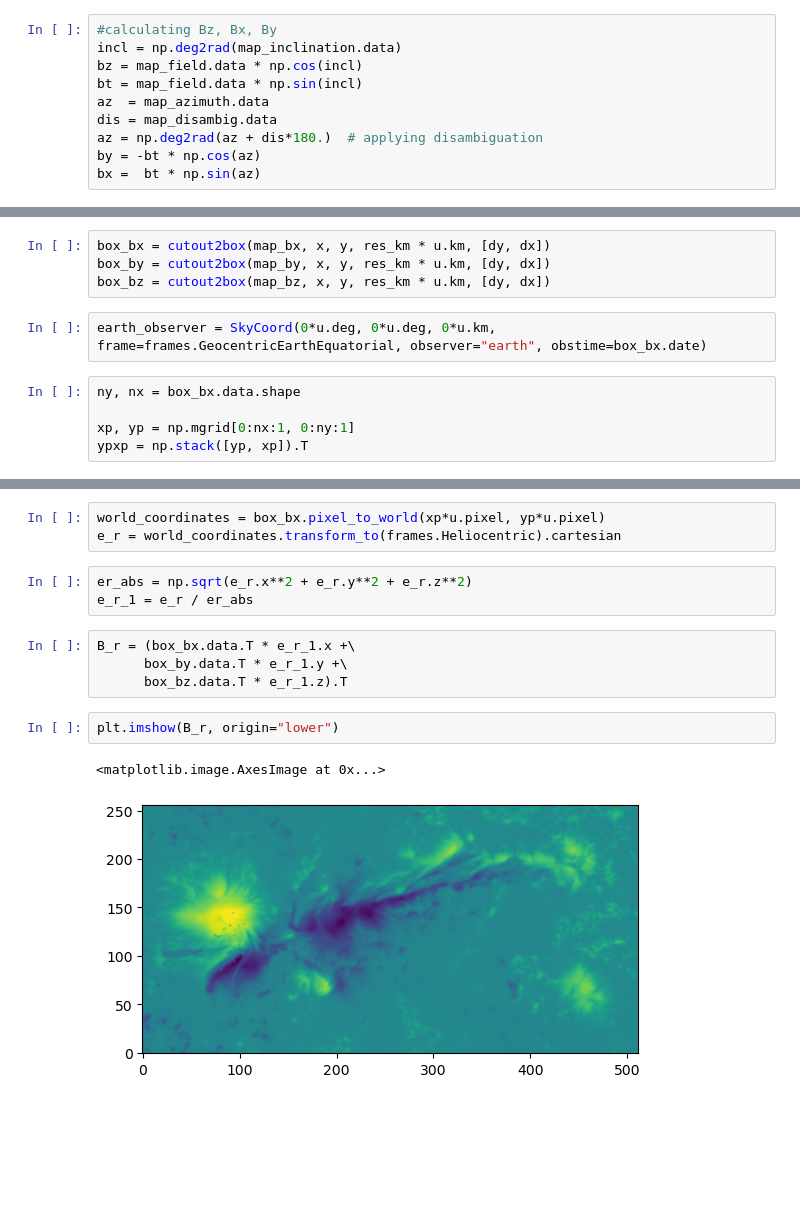
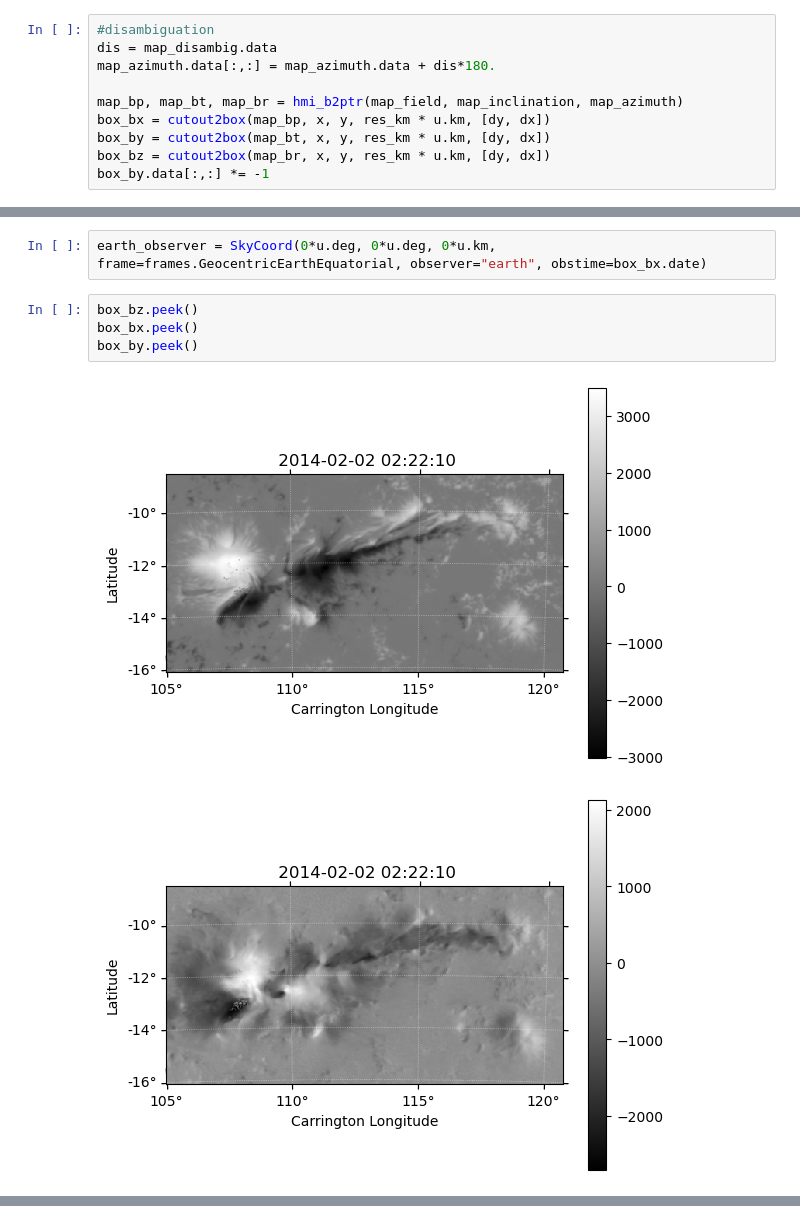
Before and after one commit to suncast-org/pyAMPP-0, a Jupyter notebook: 01_dl_build_box.ipynb, the cells around one changed output, grey strips where cells are left out. Cells and saved outputs as stored; diff of their text form; blank space fills up the shorter version.

```diff
--- a/01_dl_build_box.ipynb
+++ b/01_dl_build_box.ipynb
@@ -146,10 +145,10 @@ See https://fits.gsfc.nasa.gov/fits_standard.html forthe FITS unit standards.
 # %%
-#calculating Bz, Bx, By
-incl = np.deg2rad(map_inclination.data)
-bz = map_field.data * np.cos(incl)
-bt = map_field.data * np.sin(incl)
-az  = map_azimuth.data
+#disambiguation
 dis = map_disambig.data
-az = np.deg2rad(az + dis*180.)  # applying disambiguation
-by = -bt * np.cos(az)
-bx =  bt * np.sin(az)
+map_azimuth.data[:,:] = map_azimuth.data + dis*180.
+
+map_bp, map_bt, map_br = hmi_b2ptr(map_field, map_inclination, map_azimuth)
+box_bx = cutout2box(map_bp, x, y, res_km * u.km, [dy, dx])
+box_by = cutout2box(map_bt, x, y, res_km * u.km, [dy, dx])
+box_bz = cutout2box(map_br, x, y, res_km * u.km, [dy, dx])
+box_by.data[:,:] *= -1
@@ -171,11 +159,9 @@ See https://fits.gsfc.nasa.gov/fits_standard.html forthe FITS unit standards.
-# %%
-box_bx = cutout2box(map_bx, x, y, res_km * u.km, [dy, dx])
-box_by = cutout2box(map_by, x, y, res_km * u.km, [dy, dx])
-box_bz = cutout2box(map_bz, x, y, res_km * u.km, [dy, dx])
 # %%
 earth_observer = SkyCoord(0*u.deg, 0*u.deg, 0*u.km, frame=frames.GeocentricEarthEquatorial, observer="earth", obstime=box_bx.date)
 # %%
-ny, nx = box_bx.data.shape
-
-xp, yp = np.mgrid[0:nx:1, 0:ny:1]
-ypxp = np.stack([yp, xp]).T
+box_bz.peek()
+box_bx.peek()
+box_by.peek()
+# %% [output]
+[figure, added]
+[figure, added]
@@ -182,15 +168,0 @@ ypxp = np.stack([yp, xp]).T
-# %%
-world_coordinates = box_bx.pixel_to_world(xp*u.pixel, yp*u.pixel)
-e_r = world_coordinates.transform_to(frames.Heliocentric).cartesian
-# %%
-er_abs = np.sqrt(e_r.x**2 + e_r.y**2 + e_r.z**2)
-e_r_1 = e_r / er_abs
-# %%
-B_r = (box_bx.data.T * e_r_1.x +\
-      box_by.data.T * e_r_1.y +\
-      box_bz.data.T * e_r_1.z).T
-# %%
-plt.imshow(B_r, origin="lower")
-# %% [output]
-<matplotlib.image.AxesImage at 0x...>
-[figure, removed]
```
Also changed, not shown: parts of 19 cells of this notebook, 3 other files.
